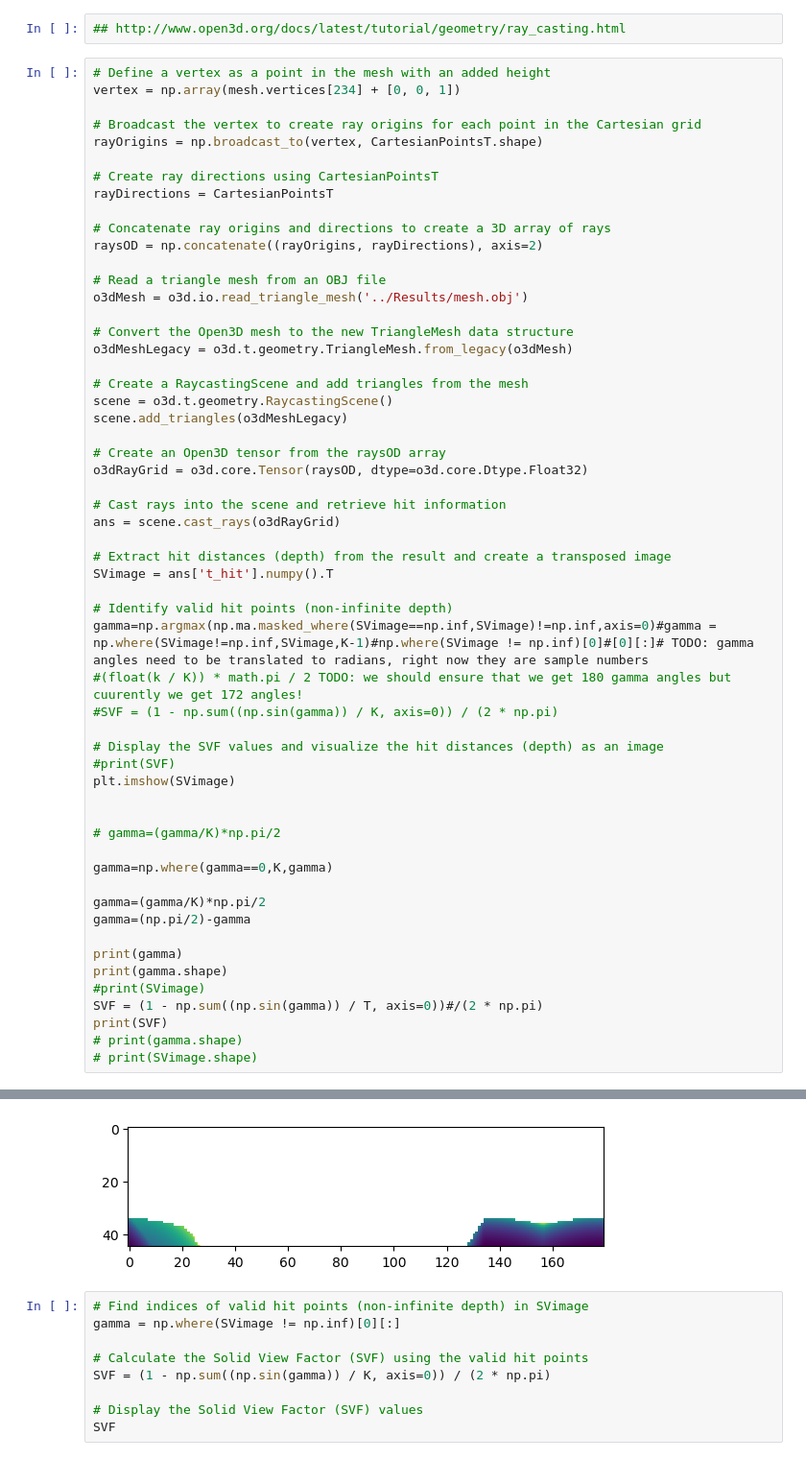
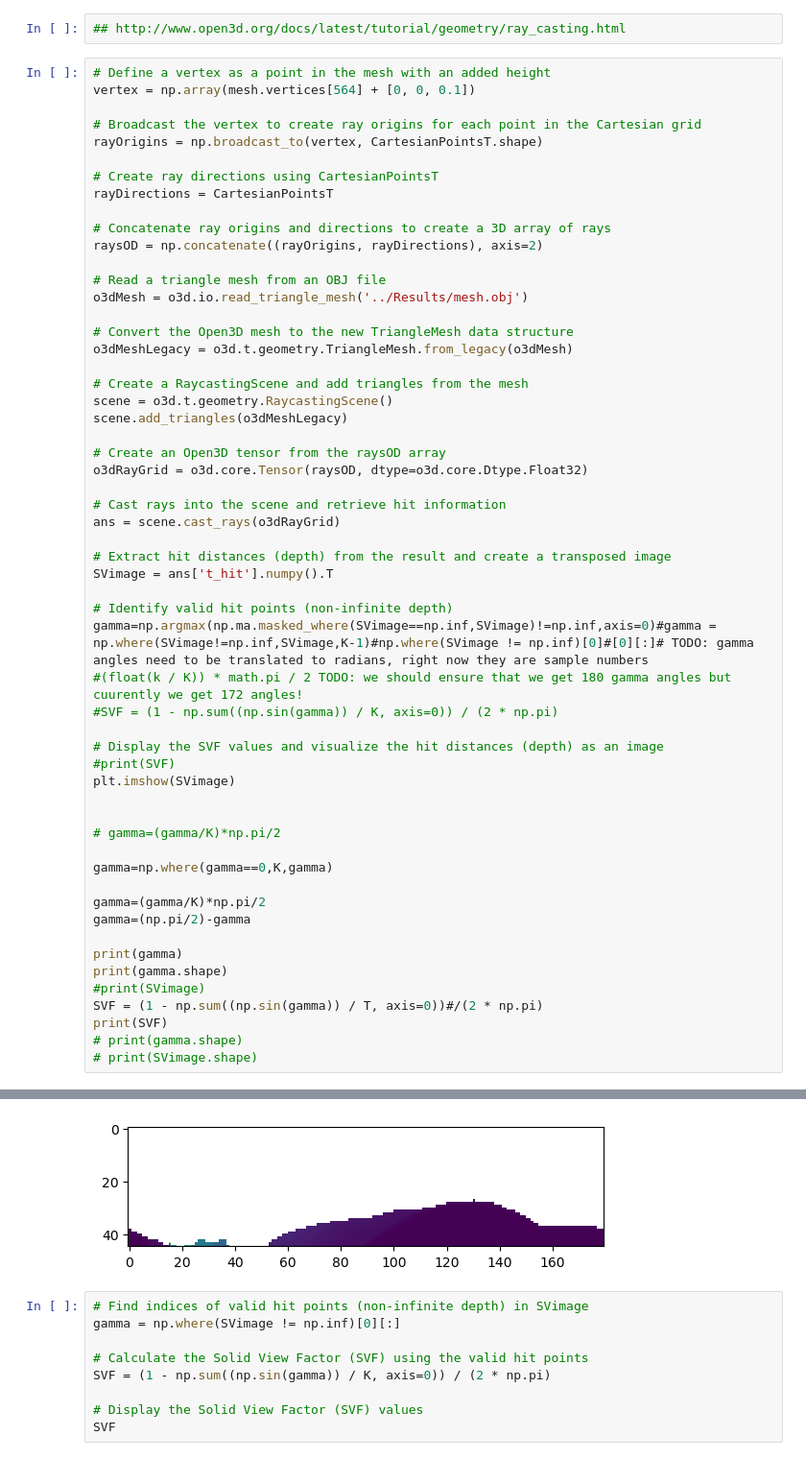
Before and after one commit to Generative-Systems-Sciences/Enschede_3dWorkbench, a Jupyter notebook: Notebook/Sky-view Factor.ipynb, the cells around one changed output, grey strips where cells are left out. Shown at 96% size. Drawn from its saved outputs; the diff is of its cells as text.

```diff
--- a/Notebook/Sky-view Factor.ipynb
+++ b/Notebook/Sky-view Factor.ipynb
@@ -119,7 +119,7 @@ o3d.visualization.draw_geometries([domeMesh])
 ## http://www.open3d.org/docs/latest/tutorial/geometry/ray_casting.html
 # %%
 # Define a vertex as a point in the mesh with an added height
-vertex = np.array(mesh.vertices[234] + [0, 0, 1])
+vertex = np.array(mesh.vertices[564] + [0, 0, 0.1])
 
 # Broadcast the vertex to create ray origins for each point in the Cartesian grid
 rayOrigins = np.broadcast_to(vertex, CartesianPointsT.shape)
@@ -194,4 +194,4 @@ print(SVF)
-[figure, old version]
+[figure, new version]
 # %%
 # Find indices of valid hit points (non-infinite depth) in SVimage
 gamma = np.where(SVimage != np.inf)[0][:]
```
Also changed, not shown: parts of 1 cell of this notebook.
